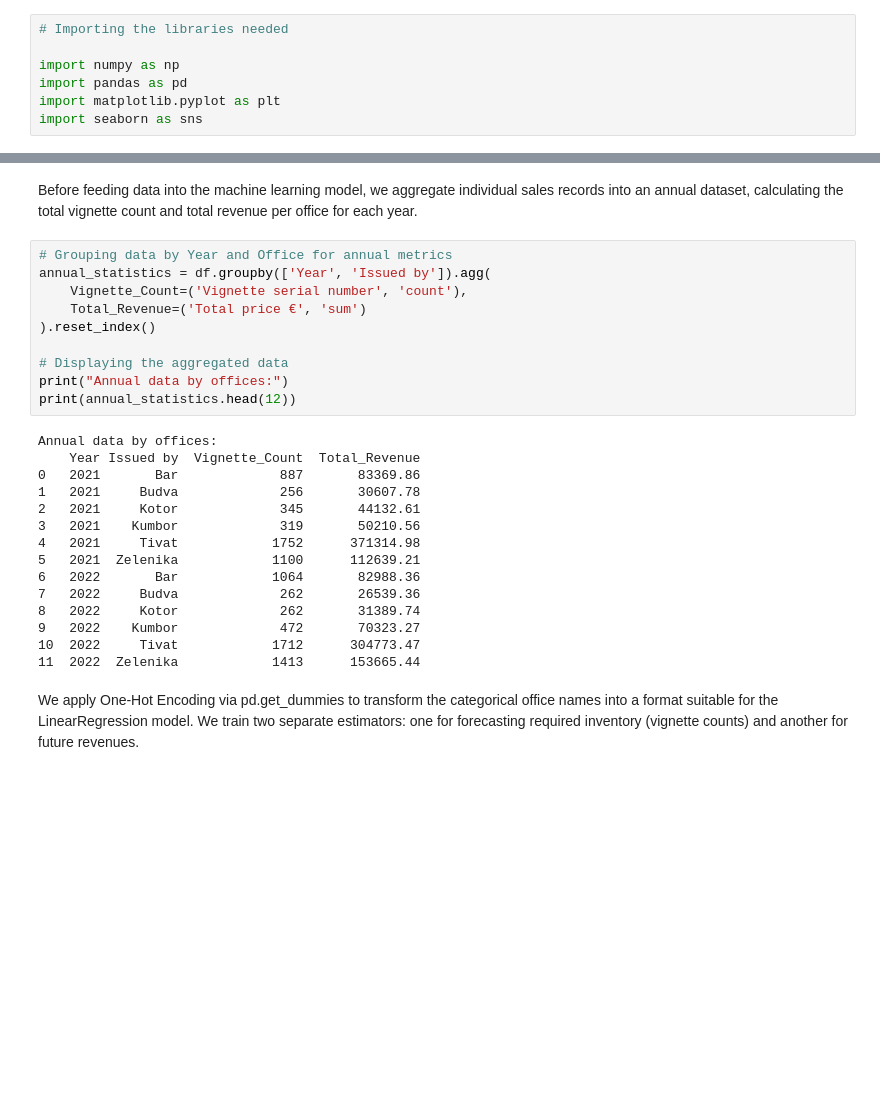
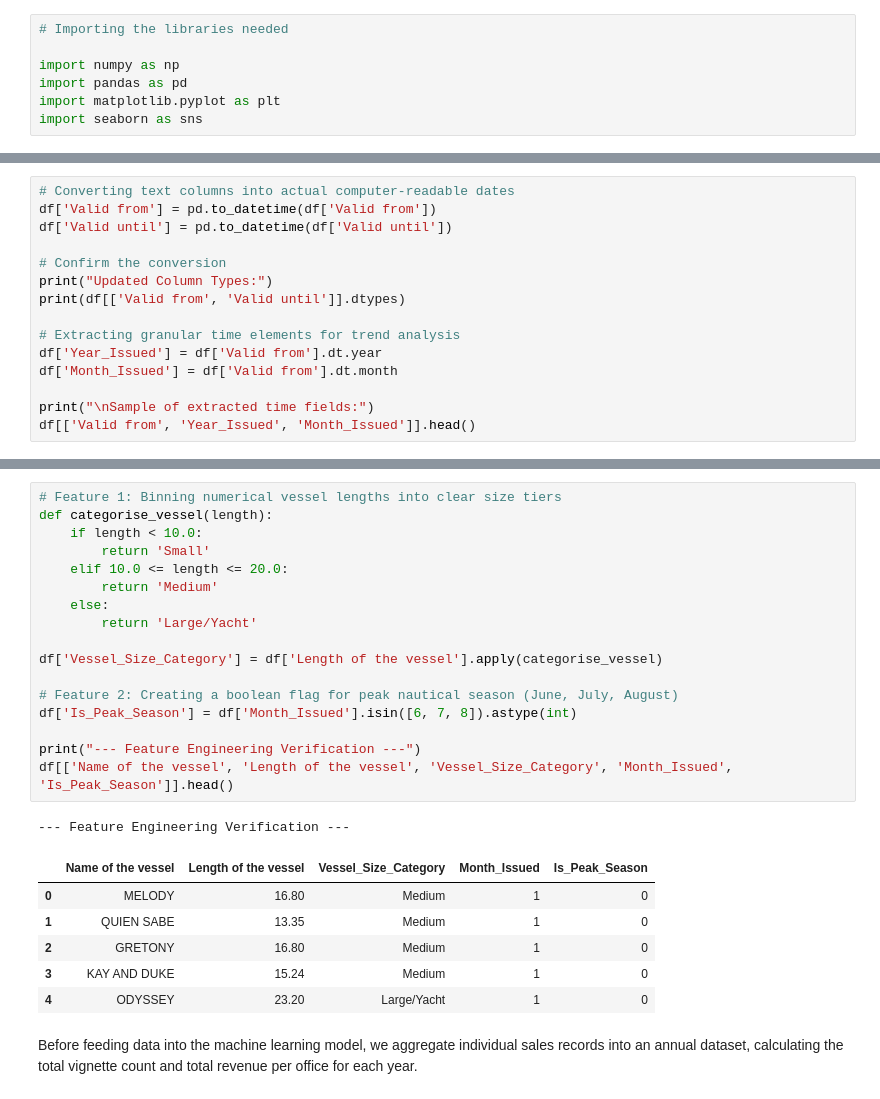
Before and after one commit to CharleyHananiaGA/jelena_dsb_capstone, a Jupyter notebook: JelenaVasic_capstone.ipynb, the cells around one changed output, grey strips where cells are left out. Drawn from its saved outputs; the diff is of its cells as text; blank space fills up the shorter version.

```diff
--- a/JelenaVasic_capstone.ipynb
+++ b/JelenaVasic_capstone.ipynb
@@ -211,0 +487,15 @@ Forecasted vignette inventory needed for 2027: 499
+# %%
+# Converting text columns into actual computer-readable dates
+df['Valid from'] = pd.to_datetime(df['Valid from'])
+df['Valid until'] = pd.to_datetime(df['Valid until'])
+
+# Confirm the conversion
+print("Updated Column Types:")
+print(df[['Valid from', 'Valid until']].dtypes)
+
+# Extracting granular time elements for trend analysis
+df['Year_Issued'] = df['Valid from'].dt.year
+df['Month_Issued'] = df['Valid from'].dt.month
+
+print("\nSample of extracted time fields:")
+df[['Valid from', 'Year_Issued', 'Month_Issued']].head()
@@ -212,29 +525,27 @@ Forecasted vignette inventory needed for 2027: 499
+# %%
+# Feature 1: Binning numerical vessel lengths into clear size tiers
+def categorise_vessel(length):
+    if length < 10.0:
+        return 'Small'
+    elif 10.0 <= length <= 20.0:
+        return 'Medium'
+    else:
+        return 'Large/Yacht'
+
+df['Vessel_Size_Category'] = df['Length of the vessel'].apply(categorise_vessel)
+
+# Feature 2: Creating a boolean flag for peak nautical season (June, July, August)
+df['Is_Peak_Season'] = df['Month_Issued'].isin([6, 7, 8]).astype(int)
+
+print("--- Feature Engineering Verification ---")
+df[['Name of the vessel', 'Length of the vessel', 'Vessel_Size_Category', 'Month_Issued', 'Is_Peak_Season']].head()
+# %% [output]
+--- Feature Engineering Verification ---
+|  | Name of the vessel | Length of the vessel | Vessel_Size_Category | Month_Issued | Is_Peak_Season |
+| 0 | MELODY | 16.80 | Medium | 1 | 0 |
+| 1 | QUIEN SABE | 13.35 | Medium | 1 | 0 |
+| 2 | GRETONY | 16.80 | Medium | 1 | 0 |
+| 3 | KAY AND DUKE | 15.24 | Medium | 1 | 0 |
+| 4 | ODYSSEY | 23.20 | Large/Yacht | 1 | 0 |
 # %% [markdown]
 Before feeding data into the machine learning model, we aggregate individual sales records into an annual dataset, calculating the total vignette count and total revenue per office for each year.
-# %%
-# Grouping data by Year and Office for annual metrics
-annual_statistics = df.groupby(['Year', 'Issued by']).agg(
-    Vignette_Count=('Vignette serial number', 'count'),
-    Total_Revenue=('Total price €', 'sum')
-).reset_index()
-
-# Displaying the aggregated data
-print("Annual data by offices:")
-print(annual_statistics.head(12))
-# %% [output]
-Annual data by offices:
-    Year Issued by  Vignette_Count  Total_Revenue
-0   2021       Bar             887       83369.86
-1   2021     Budva             256       30607.78
-2   2021     Kotor             345       44132.61
-3   2021    Kumbor             319       50210.56
-4   2021     Tivat            1752      371314.98
-5   2021  Zelenika            1100      112639.21
-6   2022       Bar            1064       82988.36
-7   2022     Budva             262       26539.36
-8   2022     Kotor             262       31389.74
-9   2022    Kumbor             472       70323.27
-10  2022     Tivat            1712      304773.47
-11  2022  Zelenika            1413      153665.44
-# %% [markdown]
-We apply One-Hot Encoding via pd.get_dummies to transform the categorical office names into a format suitable for the LinearRegression model. We train two separate estimators: one for forecasting required inventory (vignette counts) and another for future revenues.
```
Also changed, not shown: parts of 63 cells of this notebook.
